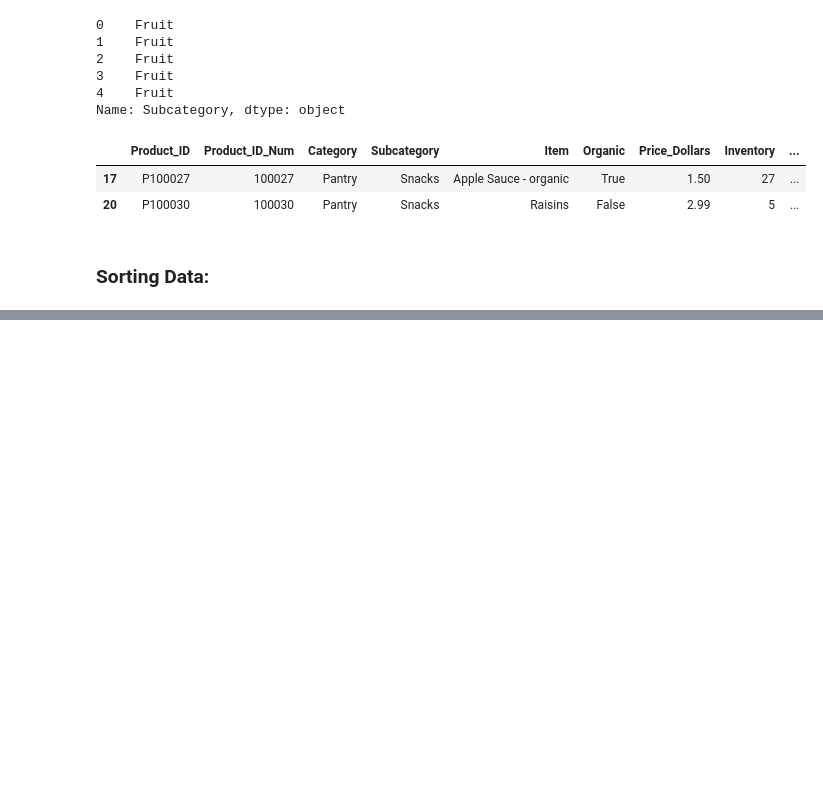
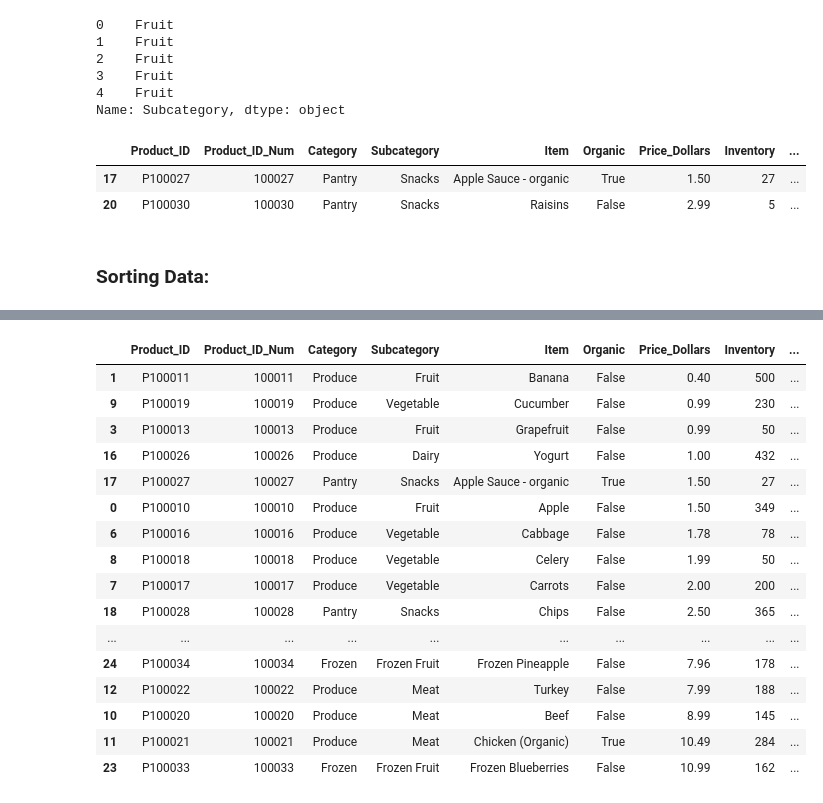
Before and after one commit to souparnabose99/data-science-360, a Jupyter notebook: exploratory-data-analysis/Code/data-exploration-and-visualization/data-exploration.ipynb, the cells around one changed output, grey strips where cells are left out. Drawn from its saved outputs; the diff is of its cells as text; code cells hidden in the pictures; blank space fills up the shorter version.

```diff
--- a/exploratory-data-analysis/Code/data-exploration-and-visualization/data-exploration.ipynb
+++ b/exploratory-data-analysis/Code/data-exploration-and-visualization/data-exploration.ipynb
@@ -47,0 +57,20 @@ df[(df["Low Inventory"] == "Low Inventory") & (df.Subcategory == "Snacks")]
+# %%
+df.sort_values("Price_Dollars", ascending=True)
+# %% [output]
+|  | Product_ID | Product_ID_Num | Category | Subcategory | Item | Organic | Price_Dollars | Inventory | ... |
+| 1 | P100011 | 100011 | Produce | Fruit | Banana | False | 0.40 | 500 | ... |
+| 9 | P100019 | 100019 | Produce | Vegetable | Cucumber | False | 0.99 | 230 | ... |
+| 3 | P100013 | 100013 | Produce | Fruit | Grapefruit | False | 0.99 | 50 | ... |
+| 16 | P100026 | 100026 | Produce | Dairy | Yogurt | False | 1.00 | 432 | ... |
+| 17 | P100027 | 100027 | Pantry | Snacks | Apple Sauce - organic | True | 1.50 | 27 | ... |
+| 0 | P100010 | 100010 | Produce | Fruit | Apple | False | 1.50 | 349 | ... |
+| 6 | P100016 | 100016 | Produce | Vegetable | Cabbage | False | 1.78 | 78 | ... |
+| 8 | P100018 | 100018 | Produce | Vegetable | Celery | False | 1.99 | 50 | ... |
+| 7 | P100017 | 100017 | Produce | Vegetable | Carrots | False | 2.00 | 200 | ... |
+| 18 | P100028 | 100028 | Pantry | Snacks | Chips | False | 2.50 | 365 | ... |
+| ... | ... | ... | ... | ... | ... | ... | ... | ... | ... |
+| 24 | P100034 | 100034 | Frozen | Frozen Fruit | Frozen Pineapple | False | 7.96 | 178 | ... |
+| 12 | P100022 | 100022 | Produce | Meat | Turkey | False | 7.99 | 188 | ... |
+| 10 | P100020 | 100020 | Produce | Meat | Beef | False | 8.99 | 145 | ... |
+| 11 | P100021 | 100021 | Produce | Meat | Chicken (Organic) | True | 10.49 | 284 | ... |
+| 23 | P100033 | 100033 | Frozen | Frozen Fruit | Frozen Blueberries | False | 10.99 | 162 | ... |
```
Also changed, not shown: parts of 6 cells of this notebook.
